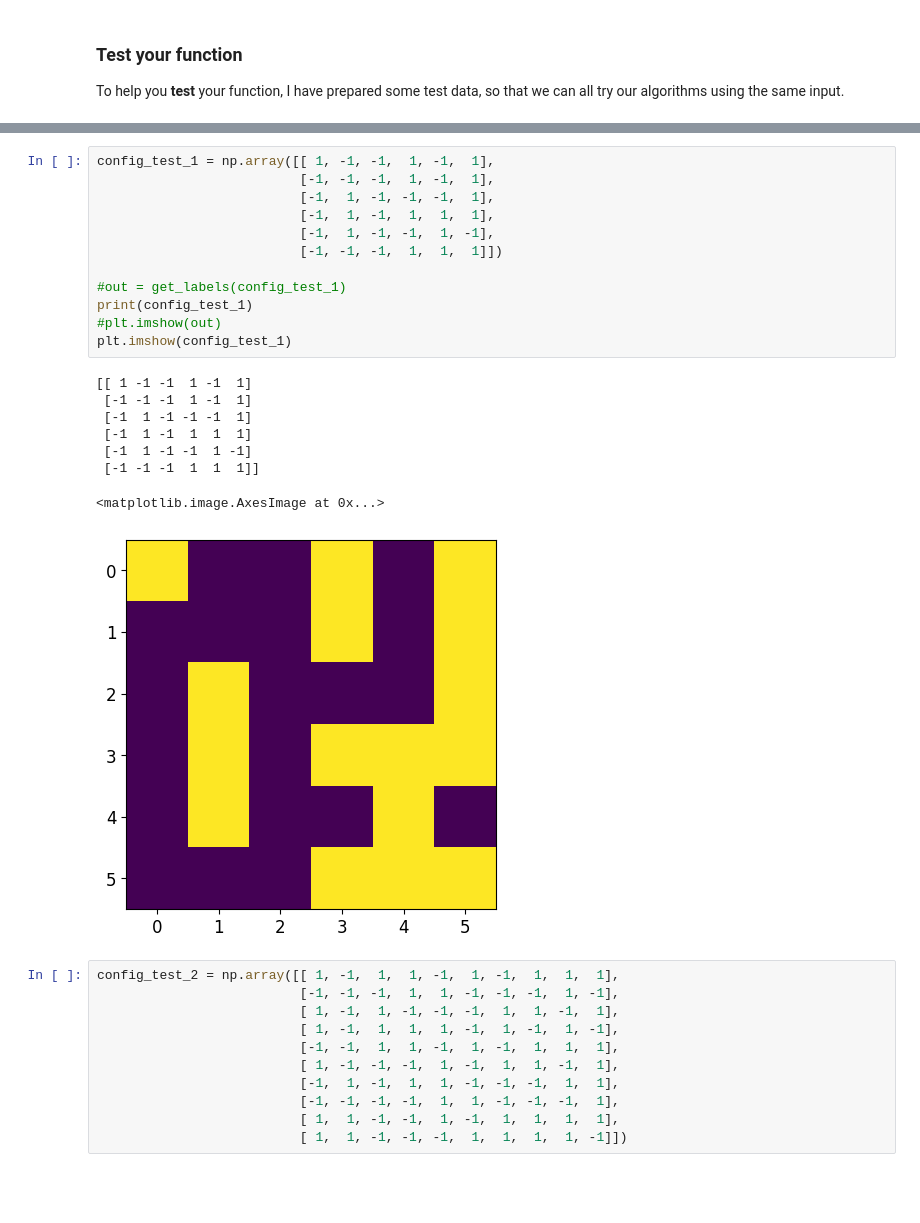
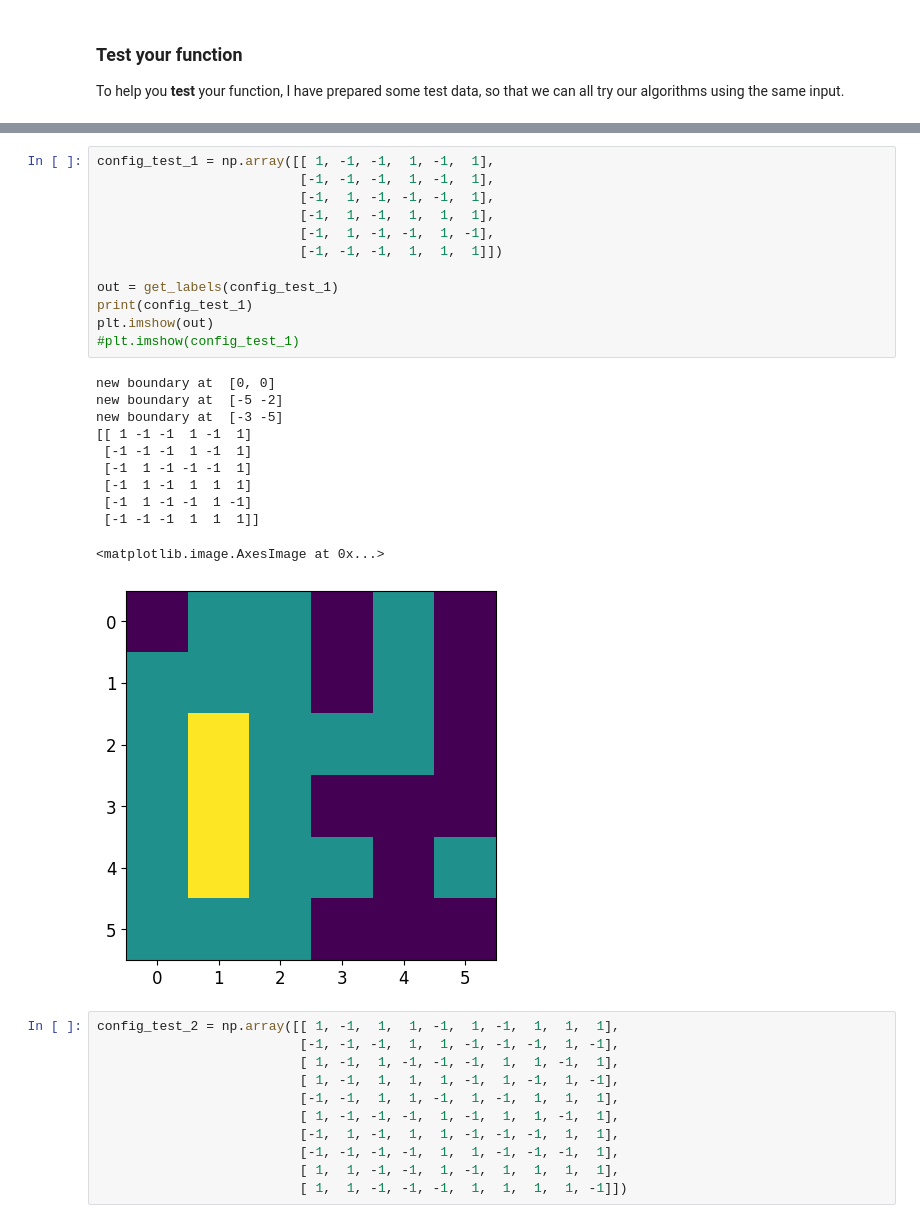
Before and after one commit to SwgAnno/stat-mech-python-course, a Jupyter notebook: notebooks/4-Ising-Model-Annoni.ipynb, the cells around one changed output, grey strips where cells are left out. Drawn from its saved outputs; the diff is of its cells as text; blank space fills up the shorter version.

```diff
--- a/notebooks/4-Ising-Model-Annoni.ipynb
+++ b/notebooks/4-Ising-Model-Annoni.ipynb
@@ -1010,24 +963,27 @@ discarded old boundary at  [1 1]
 # %%
 config_test_1 = np.array([[ 1, -1, -1,  1, -1,  1],
                           [-1, -1, -1,  1, -1,  1],
                           [-1,  1, -1, -1, -1,  1],
                           [-1,  1, -1,  1,  1,  1],
                           [-1,  1, -1, -1,  1, -1],
                           [-1, -1, -1,  1,  1,  1]])
 
-#out = get_labels(config_test_1)
+out = get_labels(config_test_1)
 print(config_test_1)
-#plt.imshow(out)
-plt.imshow(config_test_1)
+plt.imshow(out)
+#plt.imshow(config_test_1)
 # %% [output]
+new boundary at  [0, 0]
+new boundary at  [-5 -2]
+new boundary at  [-3 -5]
 [[ 1 -1 -1  1 -1  1]
  [-1 -1 -1  1 -1  1]
  [-1  1 -1 -1 -1  1]
  [-1  1 -1  1  1  1]
  [-1  1 -1 -1  1 -1]
  [-1 -1 -1  1  1  1]]
 <matplotlib.image.AxesImage at 0x...>
-[figure, old version]
+[figure, new version]
 # %%
 config_test_2 = np.array([[ 1, -1,  1,  1, -1,  1, -1,  1,  1,  1],
                           [-1, -1, -1,  1,  1, -1, -1, -1,  1, -1],
```
Also changed, not shown: parts of 16 cells of this notebook.
